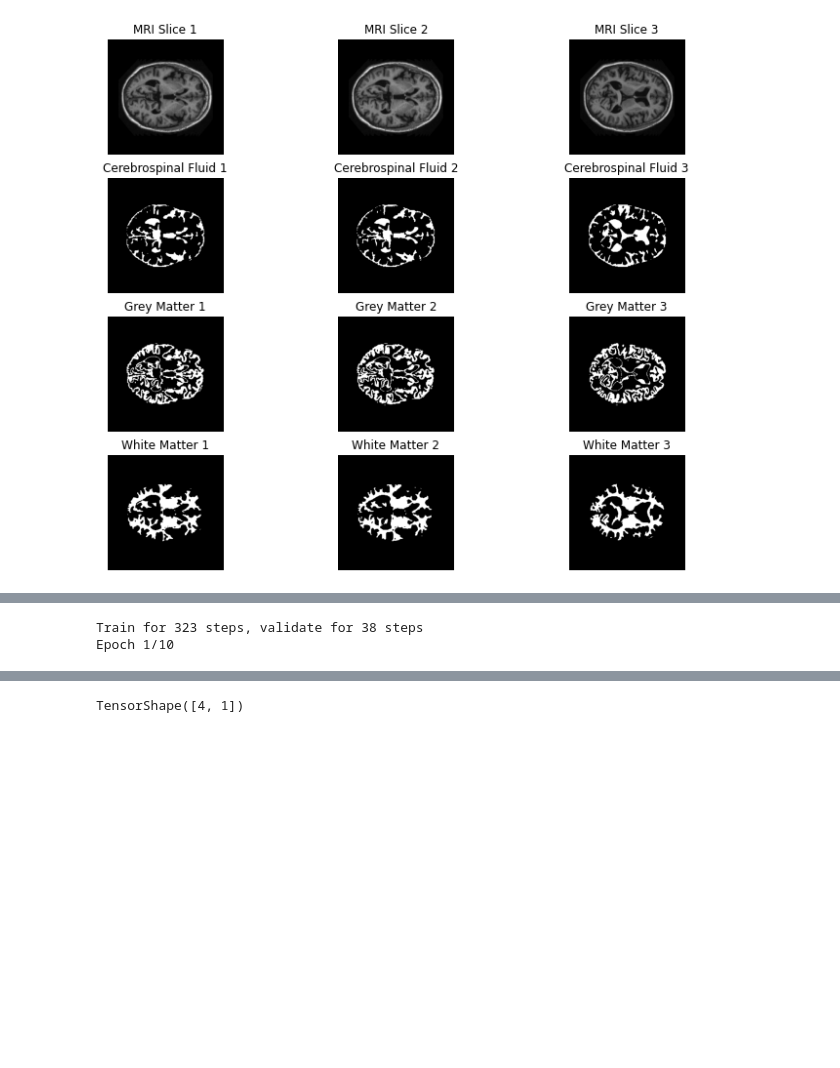
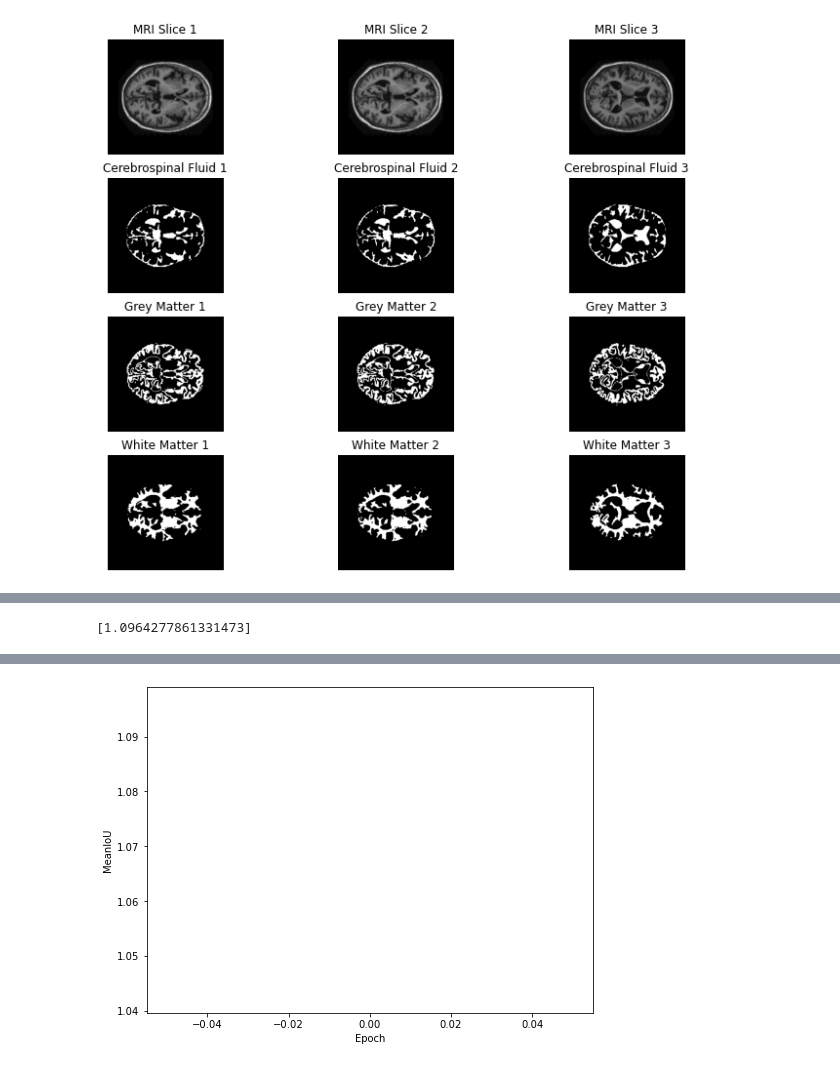
Before and after one commit to sambethune/pattern_analysis, a Jupyter notebook: demo_sheet_2/OASIS.ipynb, the cells around one changed output, grey strips where cells are left out. Saved outputs shown, nothing was run; the diff lists cells and outputs as text; code cells hidden in the pictures; blank space fills up the shorter version.

```diff
--- a/demo_sheet_2/OASIS.ipynb
+++ b/demo_sheet_2/OASIS.ipynb
@@ -97,14 +97,14 @@ class My_Model(tf.keras.Model):
 # %%
 model = keras.Sequential([
     keras.layers.InputLayer(input_shape=(256, 256, 1)),
-    keras.layers.Conv2D(20, 3, activation='relu', padding='same'),
+    keras.layers.Conv2D(10, 3, activation='relu', padding='same'),
     keras.layers.Conv2D(4, 1, activation='softmax', padding='same')
     ])
 
 my_opt = adam(lr=10**-3)
 
 model.compile(optimizer=my_opt,
-              loss=tf.keras.losses.SparseCategoricalCrossentropy(from_logits=True),
+              loss=tf.keras.losses.CategoricalCrossentropy(from_logits=True),
               metrics=[tf.keras.metrics.MeanIoU(num_classes=4)])
 
 model.summary()
@@ -122,2 +122,5 @@ Trainable params: 284
 Non-trainable params: 0
 _________________________________________________________________
+# %%
+history = model.fit(data_dict['train'].batch(100), epochs=1,
+                    validation_data=data_dict['validate'].batch(100), verbose=1)
@@ -124,16 +130,15 @@ _________________________________________________________________
+# %%
+history.history['loss']
+# %% [output]
+[1.0964277861331473]
 # %%
-history = model.fit(data_dict['train'].batch(30), epochs=10,
-                    validation_data=data_dict['validate'].batch(30), verbose=1)
-
 fig, ax = plt.subplots(figsize=(8, 6))
 
-ax.plot(history.history['accuracy'], 'k', label='accuracy')
-ax.plot(history.history['val_accuracy'], 'r--', label = 'val_accuracy')
+ax.plot(history.history['loss'], 'k', label='Train')
+ax.plot(history.history['val_loss'], 'r--', label = 'Validation')
 ax.set_xlabel('Epoch')
-ax.set_ylabel('Dice Coefficient')
+ax.set_ylabel('MeanIoU')
 ax.legend
 
 plt.show()
 # %% [output]
-Train for 323 steps, validate for 38 steps
-Epoch 1/10
@@ -144,6 +145 @@ UnknownError: 2 root error(s) found.
+[figure, added]
-# %%
-my_tens = tf.constant([1, 2, 3, 4])
-your_tens = my_tens[:, np.newaxis]
-your_tens.shape
-# %% [output]
-TensorShape([4, 1])
```
Also changed, not shown: parts of 5 cells of this notebook.
